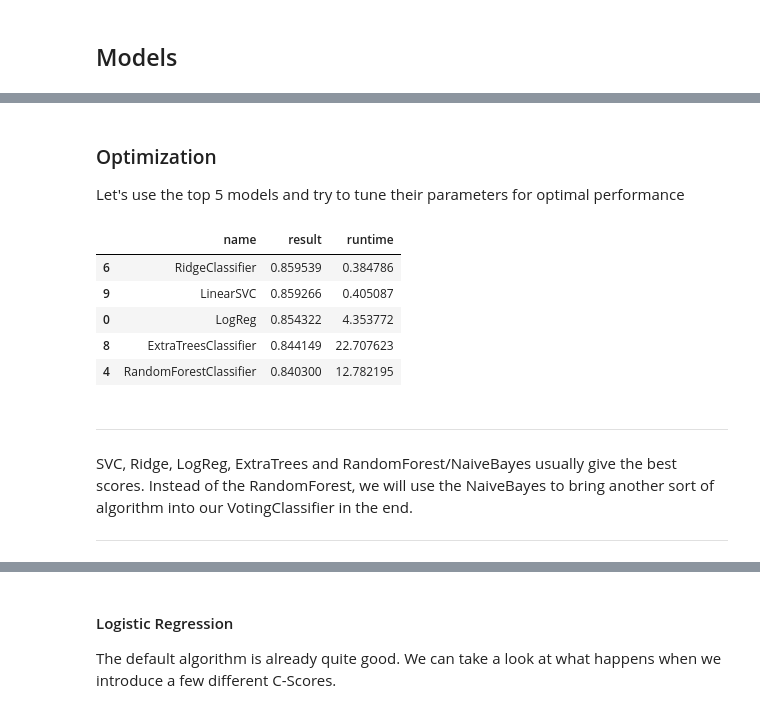
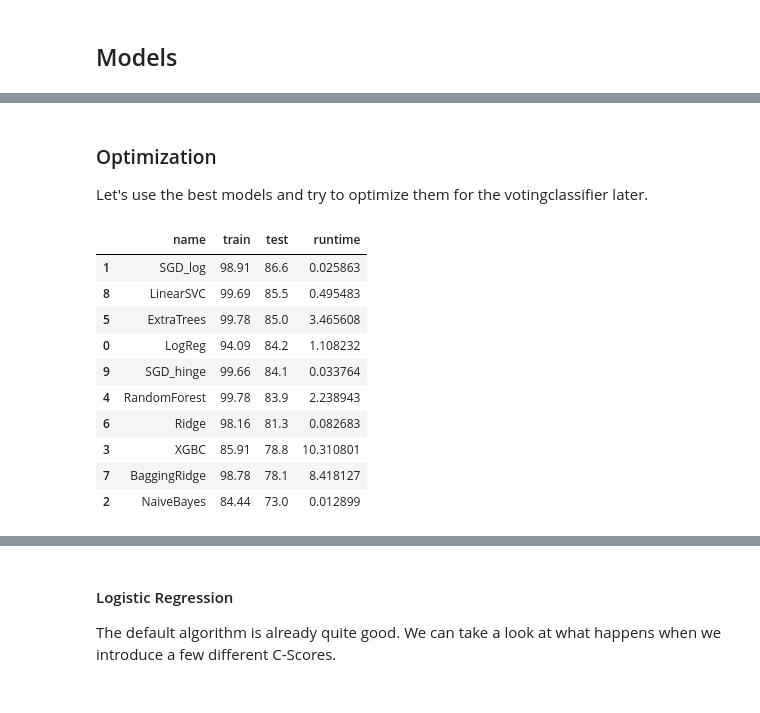
Before and after one commit to svenrr/good_news_everyone, a Jupyter notebook: Sentiment_Analysis/Standard_models.ipynb, the cells around one changed output, grey strips where cells are left out. Saved outputs shown, nothing was run; the diff lists cells and outputs as text; code cells hidden in the pictures.

```diff
--- a/Sentiment_Analysis/Standard_models.ipynb
+++ b/Sentiment_Analysis/Standard_models.ipynb
@@ -17,7 +18,7 @@ sys.path.append('../Functions')
 # %%
 # Import data with custom function so the classes are balanced
 from datasets import load_stratified_dataset
-df = load_stratified_dataset(path='../Datasets/full_good_bad_dataset.csv', labels='label', samples_per_label=2854)
+df = load_stratified_dataset(path='../Datasets/full_good_bad_dataset.csv', labels='label', samples_per_label=2500)
 
 # Did it work?
 df.label.value_counts()
@@ -238,12 +293,0 @@ model_results = pd.DataFrame(columns=['name', 'result', 'runtime'])
-# %%
-# Run the models, save and print the results
-for name, model  in models:
-    start = time()
-    cv_results = cross_val_score(model, X_train_tfidf, y_train,
-                                 cv= 5, scoring='accuracy',
-                                 n_jobs=-1)
-    end = time()
-    runtime = end-start
-    results_df = pd.DataFrame([[name, cv_results.mean(), runtime]], columns=['name', 'result', 'runtime'])
-    model_results = model_results.append(results_df)
-    print(f'{name}: {cv_results.mean().round(4)} (+/-{cv_results.std().round(4)})')
@@ -276,0 +294,27 @@ model_results
+# %%
+model_results = pd.DataFrame(columns=['name', 'train', 'test', 'runtime'])
+
+# Run the models, save and display results
+for name, model  in models:
+
+    # Start
+    start = time()
+
+    # Fit the model
+    cv_results = model.fit(X_train_tfidf, y_train, sample_weight=sample_weight)
+
+    # Score the model on train and test
+    train_res = (model.score(X_train_tfidf, y_train)*100).round(2)
+    test_res = (model.score(X_test_tfidf, y_test)*100).round(2)
+
+    # End
+    end = time()
+    runtime = end-start
+
+    # Save results
+    results_df = pd.DataFrame([[name, train_res, test_res, runtime]], columns=['name', 'train', 'test', 'runtime'])
+    model_results = model_results.append(results_df)
+
+# Show results
+model_results.set_index(pd.Index(list(range(0, model_results.shape[0]))), inplace=True)
+model_results
@@ -290,18 +345,19 @@ plt.rcParams['xtick.bottom'] = True
 # %% [markdown]
 ### Optimization
 
-Let's use the top 5 models and try to tune their parameters for optimal performance
+Let's use the best models and try to optimize them for the votingclassifier later.
 # %%
-# Sort the 5 best models
-model_results.sort_values(by=['result'], ascending=False)[0:5]
+# Sort models based on test results
+model_results.sort_values(by=['test'], ascending=False)
 # %% [output]
-|  | name | result | runtime |
-| 6 | RidgeClassifier | 0.859539 | 0.384786 |
-| 9 | LinearSVC | 0.859266 | 0.405087 |
-| 0 | LogReg | 0.854322 | 4.353772 |
-| 8 | ExtraTreesClassifier | 0.844149 | 22.707623 |
-| 4 | RandomForestClassifier | 0.840300 | 12.782195 |
+|  | name | train | test | runtime |
+| 1 | SGD_log | 98.91 | 86.6 | 0.025863 |
+| 8 | LinearSVC | 99.69 | 85.5 | 0.495483 |
+| 5 | ExtraTrees | 99.78 | 85.0 | 3.465608 |
+| 0 | LogReg | 94.09 | 84.2 | 1.108232 |
+| 9 | SGD_hinge | 99.66 | 84.1 | 0.033764 |
+| 4 | RandomForest | 99.78 | 83.9 | 2.238943 |
+| 6 | Ridge | 98.16 | 81.3 | 0.082683 |
+| 3 | XGBC | 85.91 | 78.8 | 10.310801 |
+| 7 | BaggingRidge | 98.78 | 78.1 | 8.418127 |
+| 2 | NaiveBayes | 84.44 | 73.0 | 0.012899 |
-# %% [markdown]
-***
-SVC, Ridge, LogReg, ExtraTrees and RandomForest/NaiveBayes usually give the best scores. Instead of the RandomForest, we will use the NaiveBayes to bring another sort of algorithm into our VotingClassifier in the end.
-***
```
Also changed, not shown: parts of 69 cells of this notebook, 2 other files.
